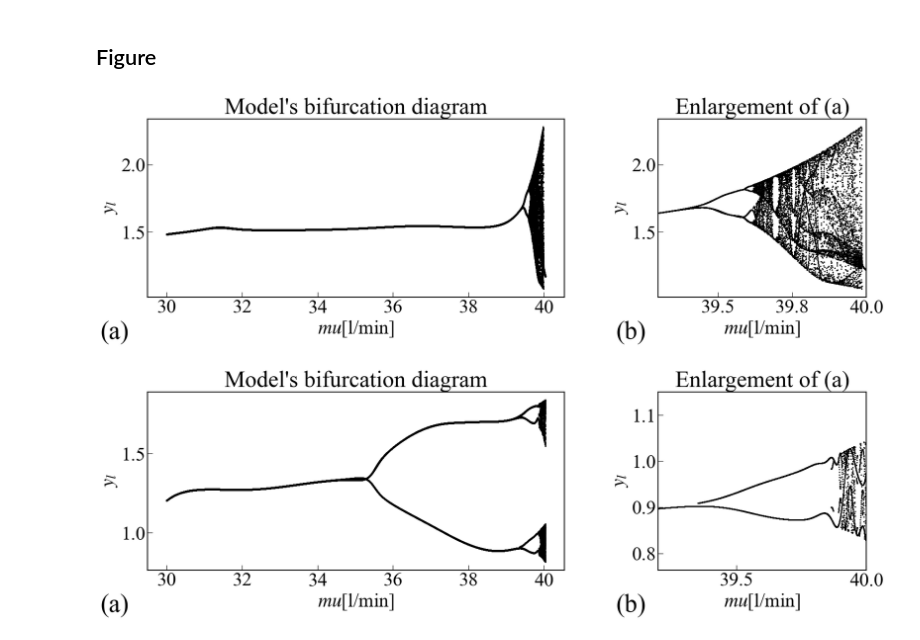
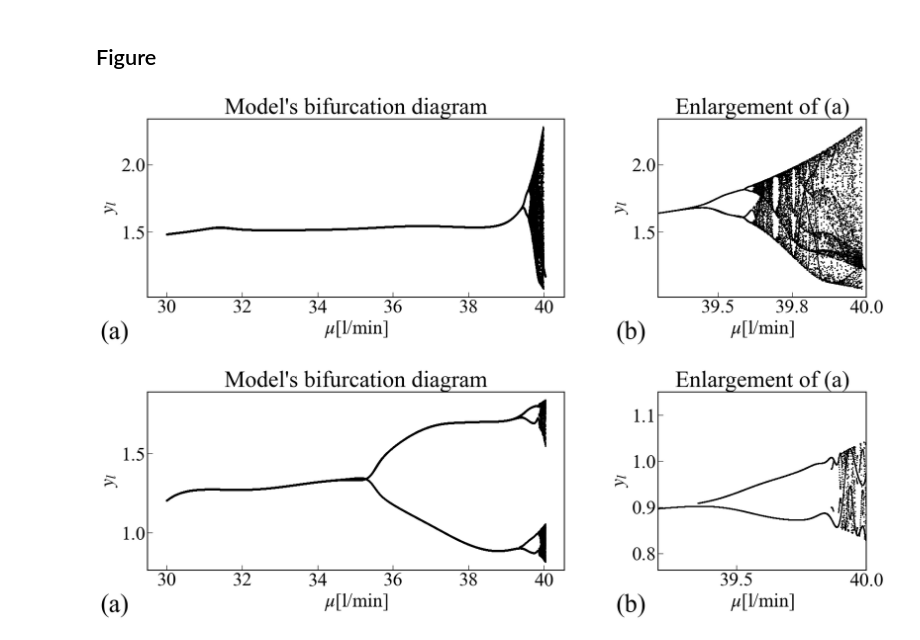
Before and after one commit to TakumiInoue0628/NDA-VFS-ML, a Jupyter notebook: src/3-Videodata-modeling/NLP_fig07-08.ipynb, the cells around one changed output. Saved outputs shown, nothing was run; the diff lists cells and outputs as text; code cells hidden in the pictures.

```diff
--- a/src/3-Videodata-modeling/NLP_fig07-08.ipynb
+++ b/src/3-Videodata-modeling/NLP_fig07-08.ipynb
@@ -35,34 +35,34 @@ fig = NLP({
             'xtick.major.size':8,
             'ytick.major.size':8,
             })
 
 fig.figure07(data=sindy_vf.freerun_test_X,
             conversion_param=40.,
             figsize=(20, 5), width_ratios=[1, 0.5], wspace=0.3,
             title0="Model's bifurcation diagram", title1='Enlargement of (a)', title_loc0='center', title_loc1='center',
             marker0='.', marker1='.',
             c0='k', c1='k',
             s0=7, s1=5,
             xlim0=(None, None), xlim1=(39.3, 40),
             ylim0=(None, None), ylim1=(None, None),
-            xlabel0=r'$mu $'+'[l/min]', xlabel1=r'$mu $'+'[l/min]',
+            xlabel0=r'$\mu $'+'[l/min]', xlabel1=r'$\mu $'+'[l/min]',
             ylabel0=r'$y_l$', ylabel1=r'$y_l$',
             panel_list = ['(a)', '(b)'], panel_xy_list=[(0.5, 0.95), (0.27, 0.95)], panel_fontsize=40,
             save_png=None, save_eps=None,)
 
 fig.figure07(data=sindy_fvf.freerun_test_X,
             conversion_param=40.,
             figsize=(20, 5), width_ratios=[1, 0.5], wspace=0.3,
             title0="Model's bifurcation diagram", title1='Enlargement of (a)', title_loc0='center', title_loc1='center',
             marker0='.', marker1='.',
             c0='k', c1='k',
             s0=7, s1=5,
             xlim0=(None, None), xlim1=(39.2, 40),
             ylim0=(None, None), ylim1=(None, 1.15),
-            xlabel0=r'$mu $'+'[l/min]', xlabel1=r'$mu $'+'[l/min]',
+            xlabel0=r'$\mu $'+'[l/min]', xlabel1=r'$\mu $'+'[l/min]',
             ylabel0=r'$y_l$', ylabel1=r'$y_l$',
             panel_list = ['(a)', '(b)'], panel_xy_list=[(0.5, 0.95), (0.27, 0.95)], panel_fontsize=40,
             save_png=None, save_eps=None,)
 # %% [output]
-[figure, old version]
+[figure, new version]
-[figure, old version]
+[figure, new version]
```
